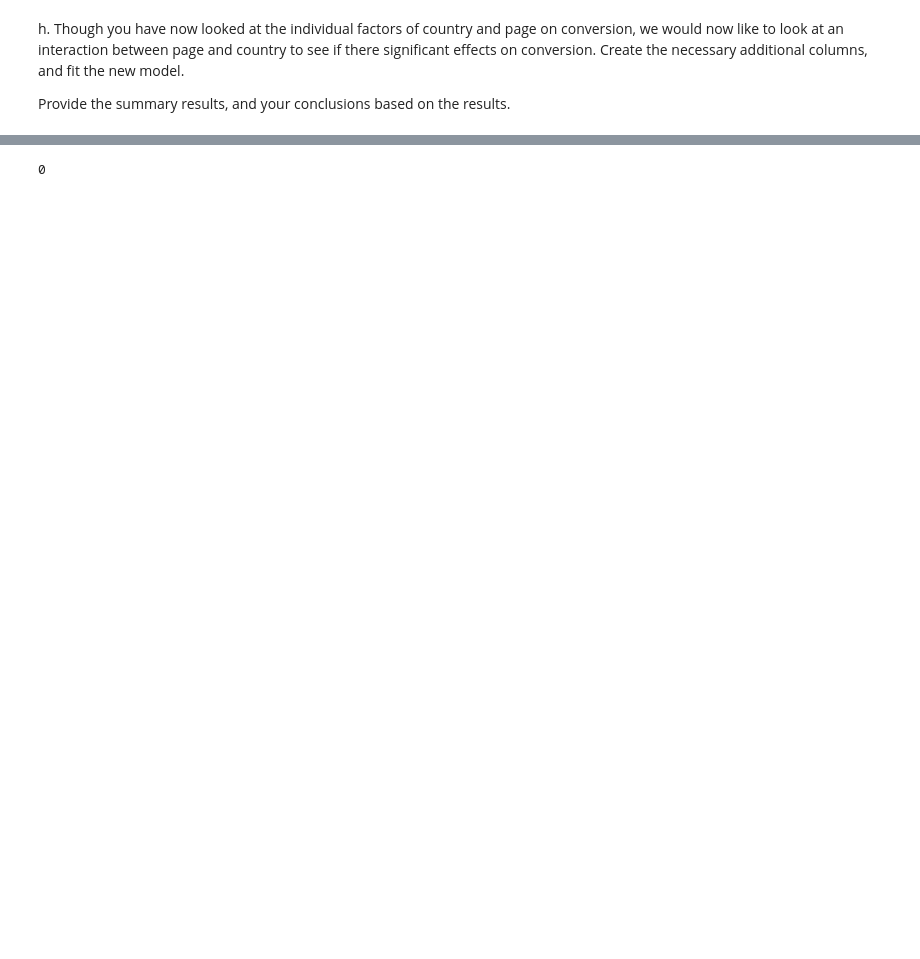
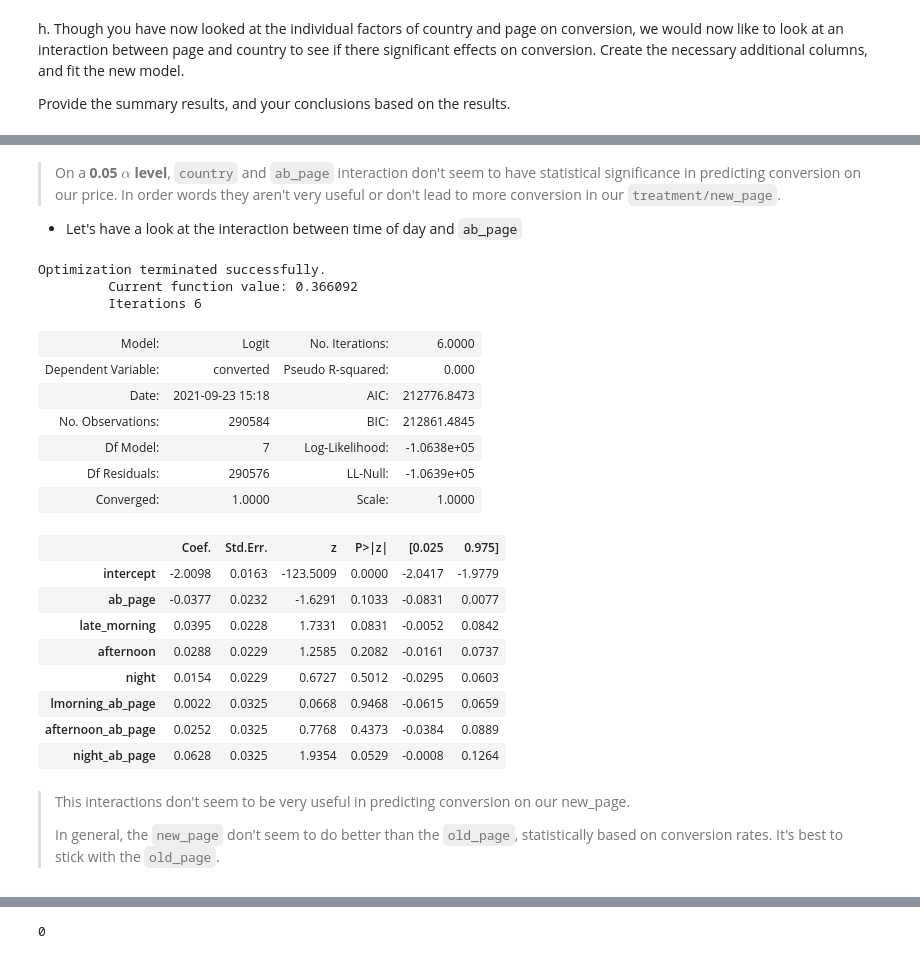
Before and after one commit to mathias-mike/Analyzing-Data, a Jupyter notebook: AB Testing Company Webpage/Analyze_ab_test_results_notebook.ipynb, the cells around one changed output, grey strips where cells are left out. Cells and saved outputs as stored; diff of their text form; code cells hidden in the pictures; blank space fills up the shorter version.

```diff
--- a/AB Testing Company Webpage/Analyze_ab_test_results_notebook.ipynb
+++ b/AB Testing Company Webpage/Analyze_ab_test_results_notebook.ipynb
@@ -735,3 +749,43 @@ Optimization terminated successfully.
+# %% [markdown]
+>On a **0.05** $\alpha$ **level**, `country` and `ab_page` interaction don't seem to have statistical significance in predicting conversion on our price. In order words they aren't very useful or don't lead to more conversion in our `treatment/new_page`.
+
+* Let's have a look at the interaction between time of day and `ab_page`
+# %%
+# Interaction between ab_page and time of day.
+
+# Creating columns for interaction between CA, US and ab_page
+df2['lmorning_ab_page'] = df2['late_morning'] * df2['ab_page'] # lmorning -> For late_morning
+df2['afternoon_ab_page'] = df2['afternoon'] * df2['ab_page']
+df2['night_ab_page'] = df2['night'] * df2['ab_page']
+
+# Fitting model with interaction columns
+logist_mod5 = sm.Logit(df2.converted, df2[['intercept', 'ab_page', 'late_morning', 'afternoon', 'night', 'lmorning_ab_page', 'afternoon_ab_page', 'night_ab_page']])
+result5 = logist_mod5.fit()
+result5.summary2()
+# %% [output]
+Optimization terminated successfully.
+         Current function value: 0.366092
+         Iterations 6
+| Model: | Logit | No. Iterations: | 6.0000 |
+| Dependent Variable: | converted | Pseudo R-squared: | 0.000 |
+| Date: | 2021-09-23 15:18 | AIC: | 212776.8473 |
+| No. Observations: | 290584 | BIC: | 212861.4845 |
+| Df Model: | 7 | Log-Likelihood: | -1.0638e+05 |
+| Df Residuals: | 290576 | LL-Null: | -1.0639e+05 |
+| Converged: | 1.0000 | Scale: | 1.0000 |
+|  | Coef. | Std.Err. | z | P>|z| | [0.025 | 0.975] |
+| intercept | -2.0098 | 0.0163 | -123.5009 | 0.0000 | -2.0417 | -1.9779 |
+| ab_page | -0.0377 | 0.0232 | -1.6291 | 0.1033 | -0.0831 | 0.0077 |
+| late_morning | 0.0395 | 0.0228 | 1.7331 | 0.0831 | -0.0052 | 0.0842 |
+| afternoon | 0.0288 | 0.0229 | 1.2585 | 0.2082 | -0.0161 | 0.0737 |
+| night | 0.0154 | 0.0229 | 0.6727 | 0.5012 | -0.0295 | 0.0603 |
+| lmorning_ab_page | 0.0022 | 0.0325 | 0.0668 | 0.9468 | -0.0615 | 0.0659 |
+| afternoon_ab_page | 0.0252 | 0.0325 | 0.7768 | 0.4373 | -0.0384 | 0.0889 |
+| night_ab_page | 0.0628 | 0.0325 | 1.9354 | 0.0529 | -0.0008 | 0.1264 |
+# %% [markdown]
+>This interactions don't seem to be very useful in predicting conversion on our new_page.
+>
+>In general, the `new_page` don't seem to do better than the `old_page`, statistically based on conversion rates. It's best to stick with the `old_page`.
 # %% [markdown]
 <a id='conclusions'></a>
 ## Finishing Up
```
Also changed, not shown: parts of 42 cells of this notebook, 1 other file.
